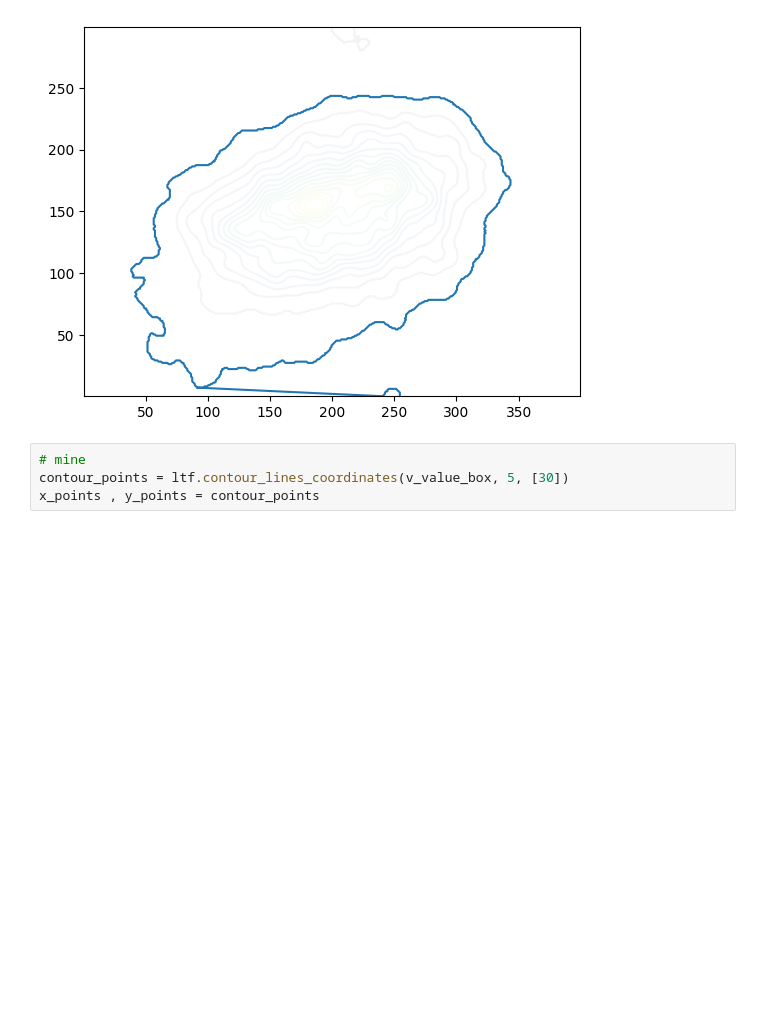
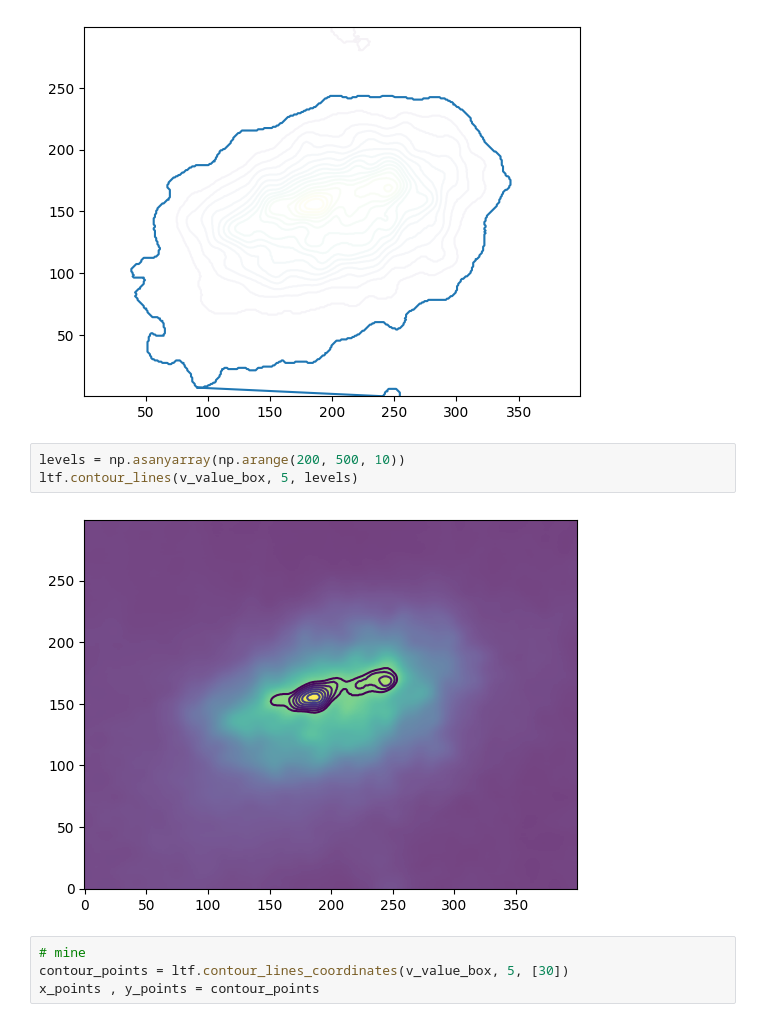
Before and after one commit to SUT-LTG/Aysan-Little-Things, a Jupyter notebook: DDO69.ipynb, the cells around one changed output. Cells and saved outputs as stored; diff of their text form; blank space fills up the shorter version.

Commit message:
Added contour lines to the center of the galaxies. if the central countours look like rectangles, the galaxy has charge.

```diff
--- a/DDO69.ipynb
+++ b/DDO69.ipynb
@@ -153,6 +153,11 @@ plt.plot(x,y)
 # %% [output]
 [<matplotlib.lines.Line2D at 0x...>]
 [figure]
+# %%
+levels = np.asanyarray(np.arange(200, 500, 10))
+ltf.contour_lines(v_value_box, 5, levels)
+# %% [output]
+[figure, added]
 # %%
 # mine
 contour_points = ltf.contour_lines_coordinates(v_value_box, 5, [30])
```
